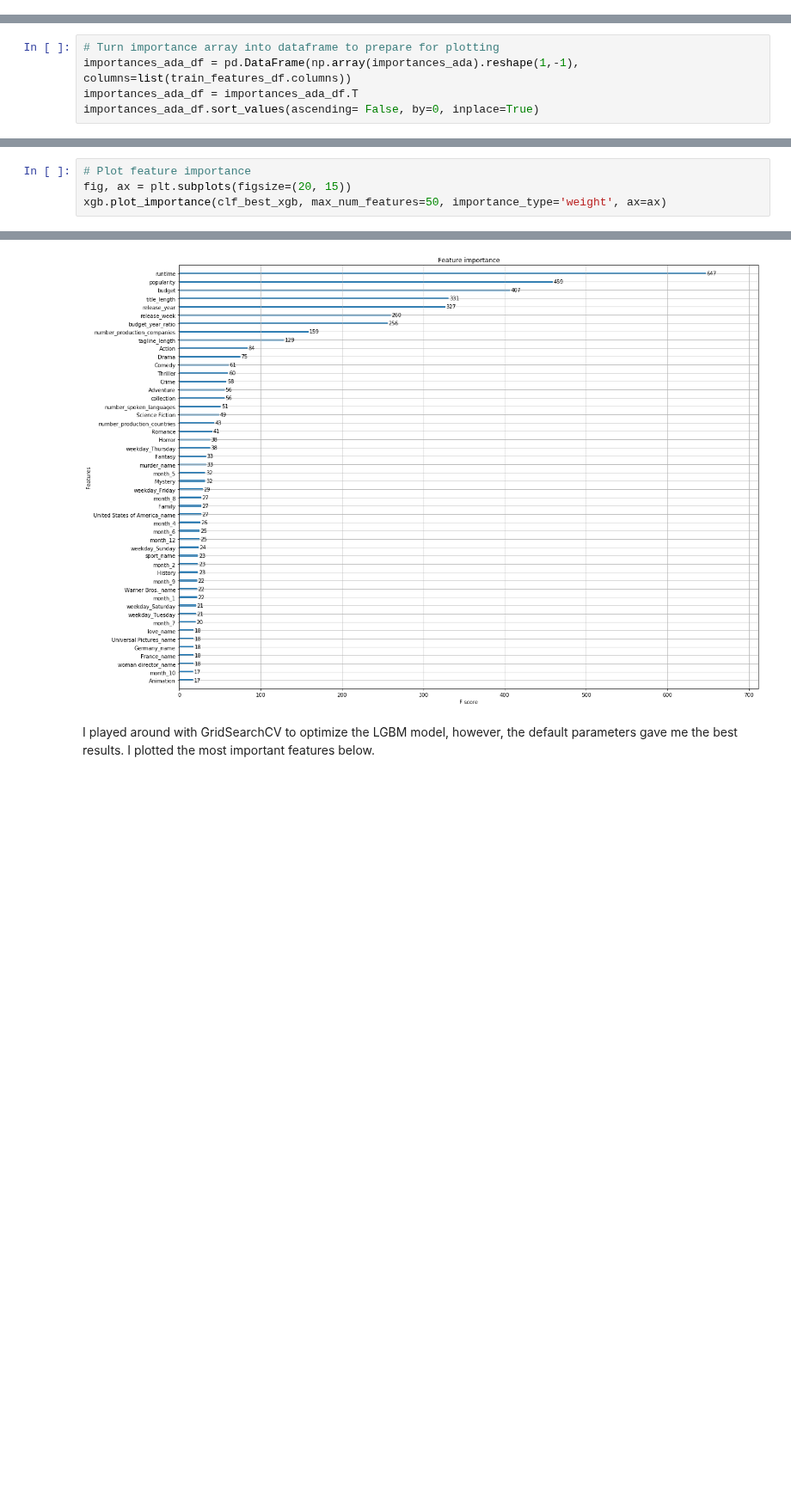
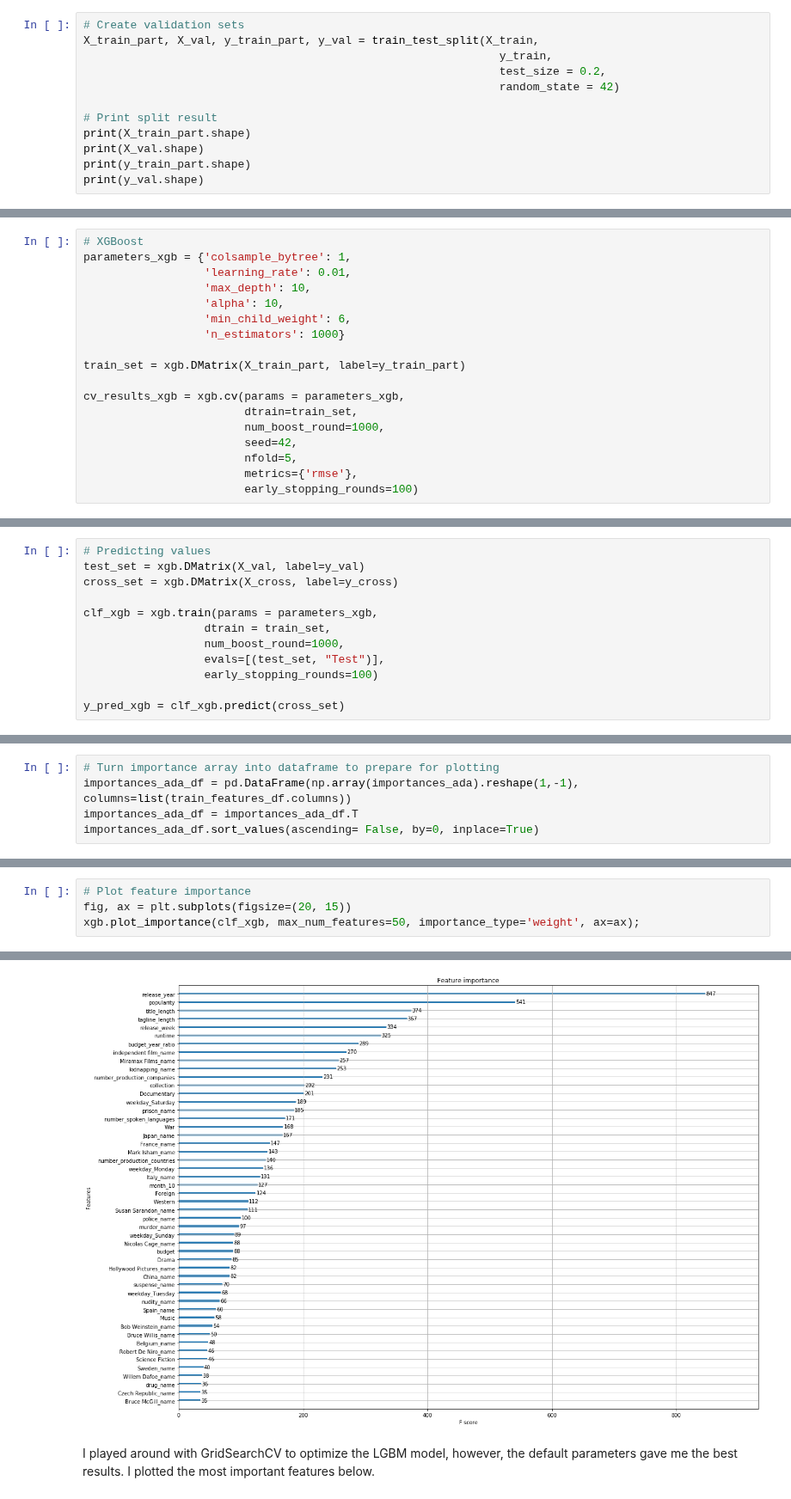
Before and after one commit to julianikulski/tmdb, a Jupyter notebook: tmdb.ipynb, the cells around one changed output, grey strips where cells are left out. Shown at 86% size. Drawn from its saved outputs; the diff is of its cells as text; blank space fills up the shorter version.

Commit message:
feat: Remove GridSearch for AdaBoost and XGB and manually improve them

```diff
--- a/tmdb.ipynb
+++ b/tmdb.ipynb
@@ -1839,0 +1839,12 @@ scorer = make_scorer(mean_squared_error)
+# %%
+# Create validation sets
+X_train_part, X_val, y_train_part, y_val = train_test_split(X_train,
+                                                              y_train,
+                                                              test_size = 0.2,
+                                                              random_state = 42)
+
+# Print split result
+print(X_train_part.shape)
+print(X_val.shape)
+print(y_train_part.shape)
+print(y_val.shape)
@@ -1885,0 +1876,18 @@ best_predictions_xgb = best_clf_xgb.predict(X_cross)
+# %%
+# XGBoost
+parameters_xgb = {'colsample_bytree': 1,
+                  'learning_rate': 0.01,
+                  'max_depth': 10,
+                  'alpha': 10,
+                  'min_child_weight': 6,
+                  'n_estimators': 1000}
+
+train_set = xgb.DMatrix(X_train_part, label=y_train_part)
+
+cv_results_xgb = xgb.cv(params = parameters_xgb,
+                        dtrain=train_set,
+                        num_boost_round=1000,
+                        seed=42,
+                        nfold=5,
+                        metrics={'rmse'},
+                        early_stopping_rounds=100)
@@ -1885,0 +1899,12 @@ best_predictions_xgb = best_clf_xgb.predict(X_cross)
+# %%
+# Predicting values
+test_set = xgb.DMatrix(X_val, label=y_val)
+cross_set = xgb.DMatrix(X_cross, label=y_cross)
+
+clf_xgb = xgb.train(params = parameters_xgb,
+                  dtrain = train_set,
+                  num_boost_round=1000,
+                  evals=[(test_set, "Test")],
+                  early_stopping_rounds=100)
+
+y_pred_xgb = clf_xgb.predict(cross_set)
@@ -2095,5 +2128,5 @@ importances = clf_best_xgb.feature_importances_
 # %%
 # Plot feature importance
 fig, ax = plt.subplots(figsize=(20, 15))
-xgb.plot_importance(clf_best_xgb, max_num_features=50, importance_type='weight', ax=ax)
+xgb.plot_importance(clf_xgb, max_num_features=50, importance_type='weight', ax=ax);
 # %% [output]
@@ -2101,4 +2133,4 @@ xgb.plot_importance(clf_best_xgb, max_num_features=50, importance_type='weight',
-[figure, old version]
+[figure, new version]
 # %% [markdown]
 I played around with GridSearchCV to optimize the LGBM model, however, the default parameters gave me the best results. I plotted the most important features below.
 # %%
```
Also changed, not shown: parts of 38 cells of this notebook.
